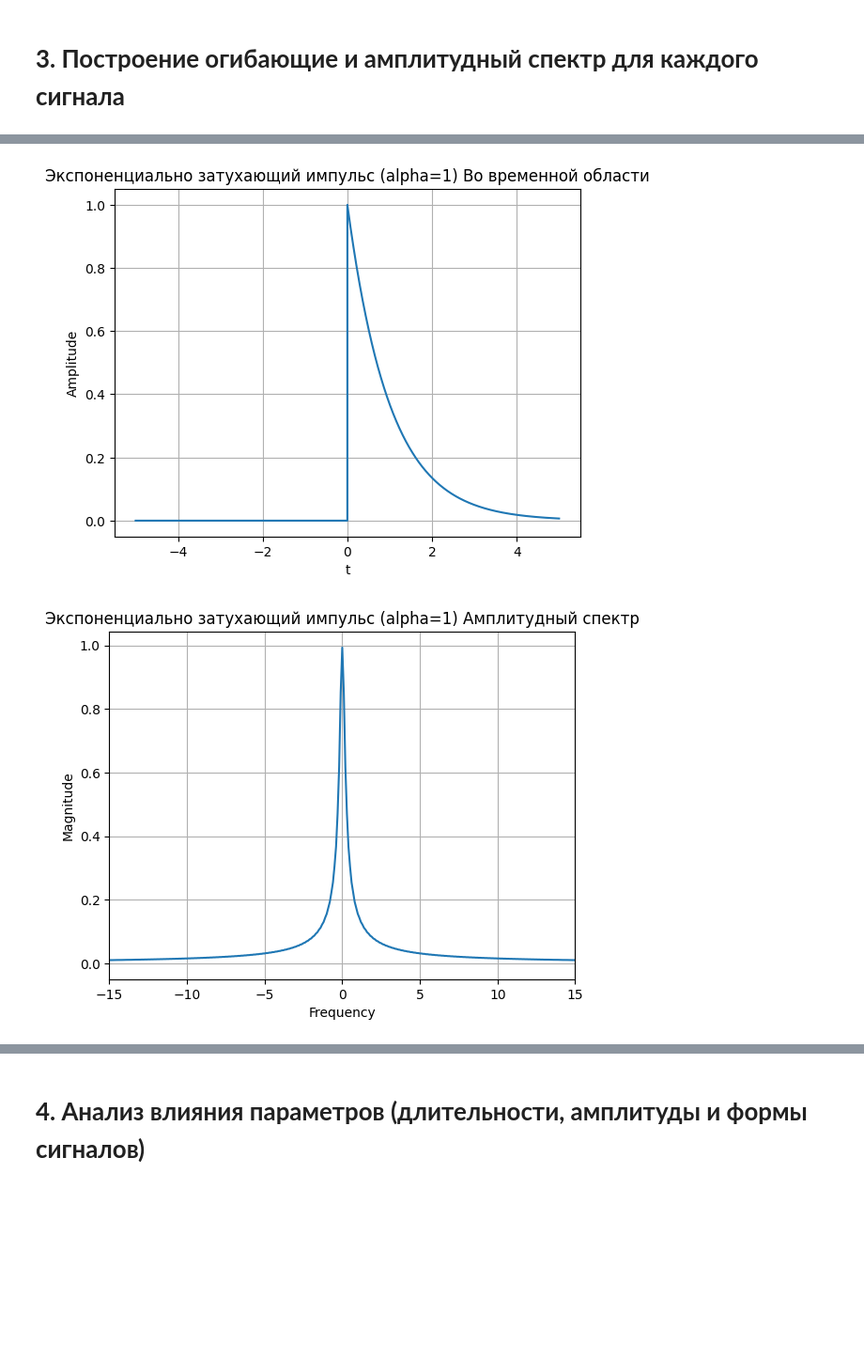
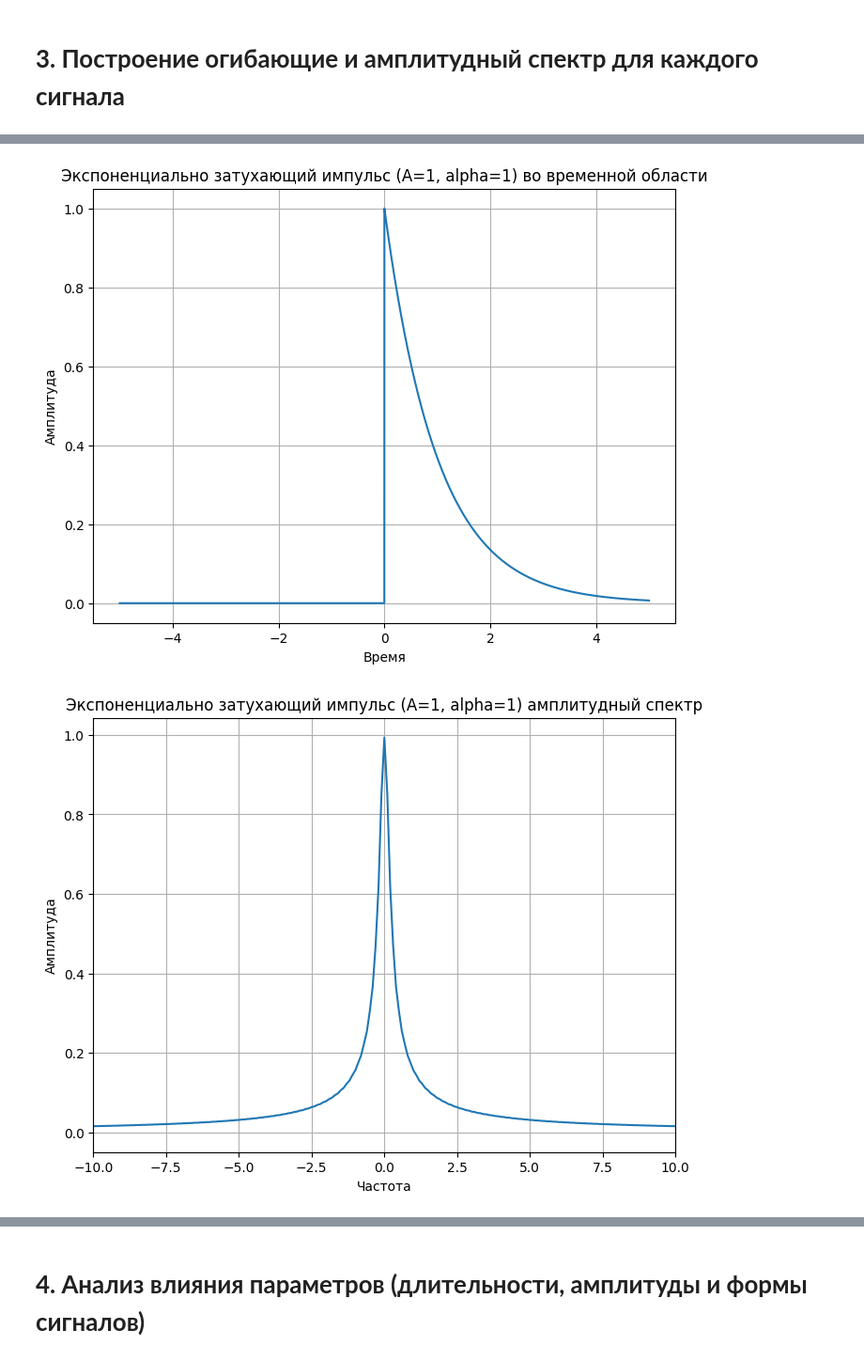
Before and after one commit to VuongVanDuy/ZIOTUTK_LAB, a Jupyter notebook: ЗИотУТК_ЛАБ_3.ipynb, the cells around one changed output, grey strips where cells are left out. Shown at 94% size. Cells and saved outputs as stored; diff of their text form; code cells hidden in the pictures; blank space fills up the shorter version.

```diff
--- a/ЗИотУТК_ЛАБ_3.ipynb
+++ b/ЗИотУТК_ЛАБ_3.ipynb
@@ -63,21 +49,21 @@ def plot_signal_and_spectrum(t, x, title=""):
     freq, X_mag = compute_fft(x, dt)
 
     # График во временной области
-    plt.figure()
+    plt.figure(figsize=(8, 6))
     plt.plot(t, x)
-    plt.xlabel("t")
-    plt.ylabel("Amplitude")
-    plt.title(title + " Во временной области")
+    plt.xlabel("Время")
+    plt.ylabel("Амплитуда")
+    plt.title(title + " во временной области")
     plt.grid(True)
 
     # График амплитудного спектра
-    plt.figure()
+    plt.figure(figsize=(8, 6))
     plt.plot(freq, X_mag)
-    plt.xlabel("Frequency")
-    plt.ylabel("Magnitude")
-    plt.title(title + " Амплитудный спектр")
+    plt.xlabel("Частота")
+    plt.ylabel("Амплитуда")
+    plt.title(title + " амплитудный спектр")
     plt.grid(True)
-    plt.xlim(-15, 15)
+    plt.xlim(-10, 10)
     plt.show()
 # %% [markdown]
 # **3. Построeние огибающие и амплитудный спектр для каждого сигнала**
@@ -100,11 +86,11 @@ plot_signal_and_spectrum(t_gauss, x_gauss, "Гауссов импульс (A=1,
 # %%
 A, alpha3 = 1, 1
 t_exp = np.linspace(-5, 5, 10000)
 x_exp = exp_pulse(t_exp, A, alpha3)
-plot_signal_and_spectrum(t_exp, x_exp, "Экспоненциально затухающий импульс (alpha=1)")
+plot_signal_and_spectrum(t_exp, x_exp, "Экспоненциально затухающий импульс (A=1, alpha=1)")
 # %% [output]
-[figure, old version]
+[figure, new version]
-[figure, old version]
+[figure, new version]
 # %%
 A4, T4 = 1, 1
 t_sinc = np.linspace(-10, 10, 10000)
```
Also changed, not shown: parts of 28 cells of this notebook, 3 other files.
